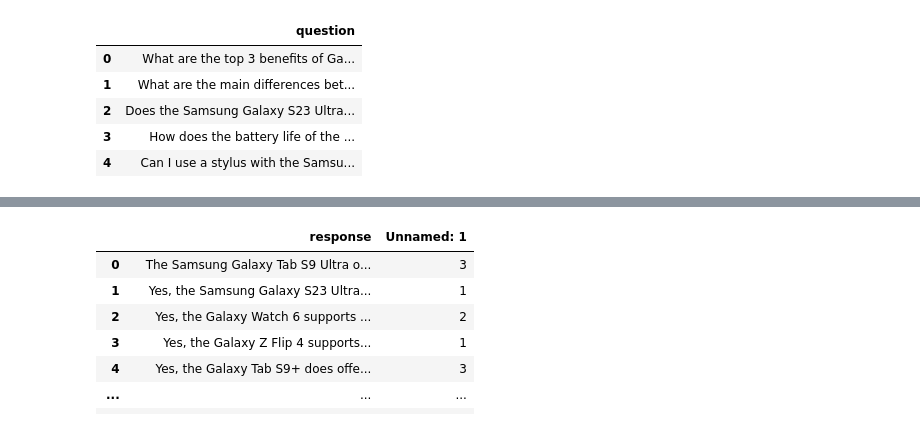
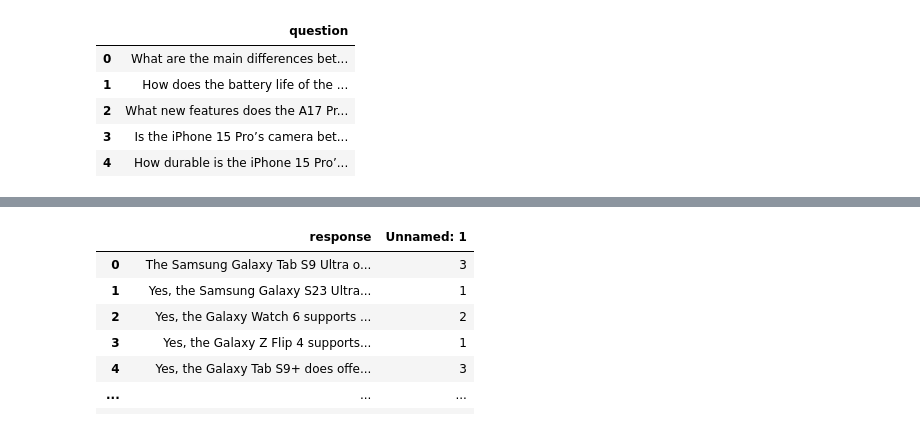
Before and after one commit to langwatch/langevals, a Jupyter notebook: notebooks/product_sentiment_polarity/product_dataset_builder.ipynb, the cells around one changed output, grey strips where cells are left out. Drawn from its saved outputs; the diff is of its cells as text; code cells hidden in the pictures.

```diff
--- a/notebooks/product_sentiment_polarity/samsung_dataset_builder.ipynb
+++ b/notebooks/product_sentiment_polarity/product_dataset_builder.ipynb
@@ -3,15 +3,15 @@ import pandas as pd
 import litellm
 from tqdm import tqdm
 # %%
-df = pd.read_csv("data/samsung-questions.csv")
+df = pd.read_csv("data/smartphone-questions.csv")
 df.head()
 # %% [output]
 |  | question |
-| 0 | What are the top 3 benefits of Ga... |
-| 1 | What are the main differences bet... |
-| 2 | Does the Samsung Galaxy S23 Ultra... |
-| 3 | How does the battery life of the ... |
-| 4 | Can I use a stylus with the Samsu... |
+| 0 | What are the main differences bet... |
+| 1 | How does the battery life of the ... |
+| 2 | What new features does the A17 Pr... |
+| 3 | Is the iPhone 15 Pro’s camera bet... |
+| 4 | How durable is the iPhone 15 Pro’... |
 # %%
 positive_responses = []
 for _, row in tqdm(df.iterrows(), total=len(df)):
```
Also changed, not shown: parts of 12 cells of this notebook, 5 other files.
